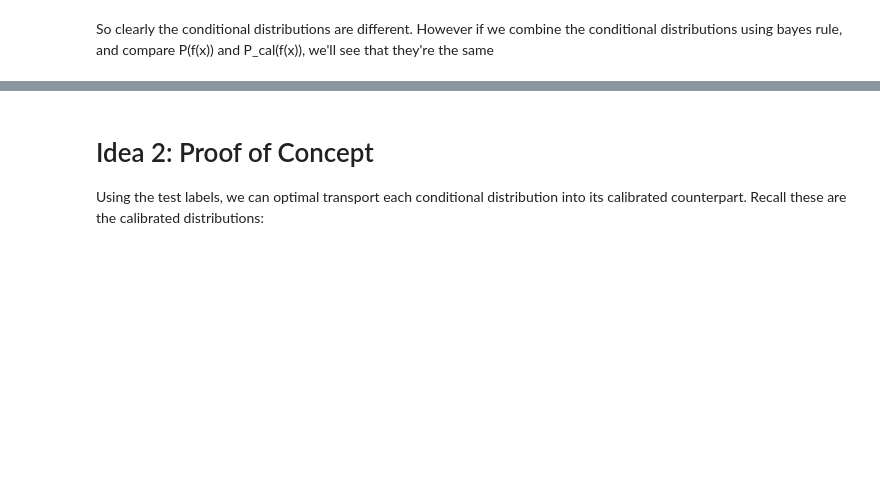
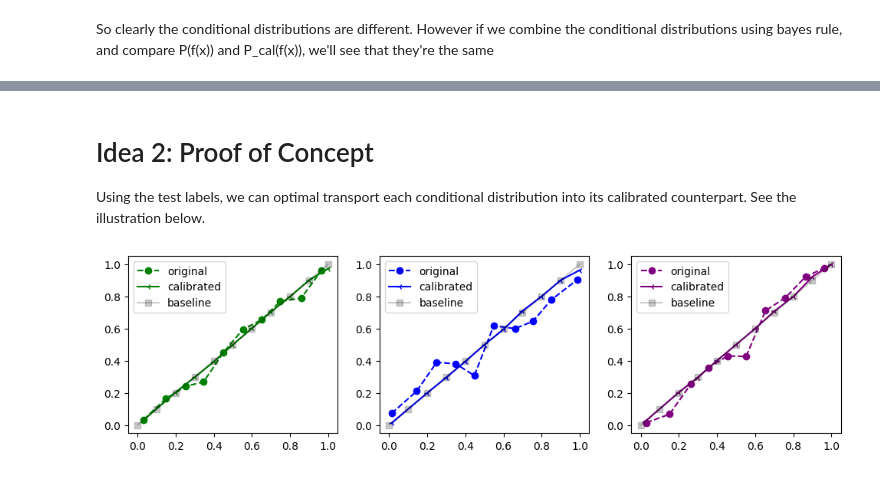
Before and after one commit to kwekuka/wasscal, a Jupyter notebook: notebooks/explore_data.ipynb, the cells around one changed output, grey strips where cells are left out. Drawn from its saved outputs; the diff is of its cells as text; code cells hidden in the pictures; blank space fills up the shorter version.

```diff
--- a/notebooks/explore_data.ipynb
+++ b/notebooks/explore_data.ipynb
@@ -172,4 +177,4 @@ plt.show()
 # %% [markdown]
 # Idea 2: Proof of Concept
 
-Using the test labels, we can optimal transport each conditional distribution into its calibrated counterpart.  Recall these are the calibrated distributions:
+Using the test labels, we can optimal transport each conditional distribution into its calibrated counterpart.  See the illustration below.
@@ -181,0 +181,28 @@ pmf_neg = binPMF(bin_pred, y_test, bins, k=0)
+# %%
+fig, ax = plt.subplots(1,3,figsize=(12,3))
+for i, (clf, name) in enumerate(clf_list):
+    clf.fit(X_train, y_train)
+    cal_dists = []
+
+    # Get the probability of belonging to the Y=1 class
+    pos_pred = clf.predict_proba(X_test)[:, 1]
+
+    # snap scores to bins
+    bin_pred = snap(pos_pred, bins=bins).reshape(-1, 1)
+
+    transported = bin_pred.copy()
+    transportPlans = getKTransportPlans(scores=bin_pred, y=y_test, K=2, bins=bins)
+    for k in range(K):
+        transported = applyTransportPlan(a=transported, M=transportPlans[k], y=y_test, k=k, bins=bins)
+
+    y_pred = clf.predict_proba(X_test)[:,1]
+    acc, conf = calibration_curve(y_test, y_pred, n_bins=n_bins)
+    ax[i].plot(conf, acc, marker="o", color=colors[i], linestyle='--', label="original")
+
+    clb_acc, clb_conf = calibration_curve(y_test, transported, n_bins=n_bins)
+    ax[i].plot(clb_conf, clb_acc, marker="3", color=colors[i], label="calibrated")
+
+    ax[i].plot(bins, bins, marker="s", color="black", alpha=0.2, label="baseline")
+    ax[i].legend()
+# %% [output]
+[figure, added]
```
Also changed, not shown: parts of 11 cells of this notebook, 2 other files.
